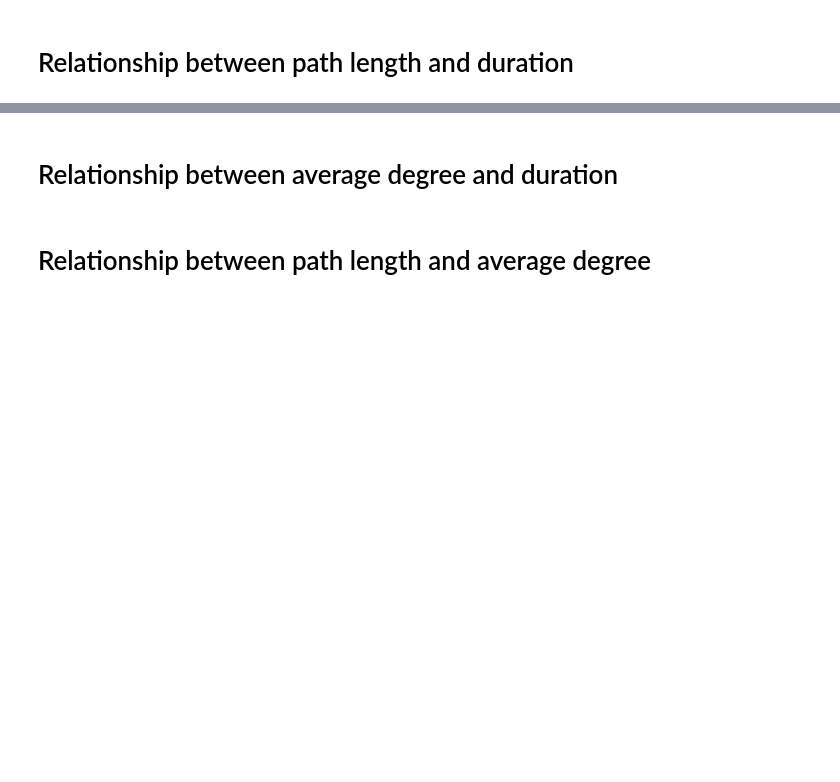
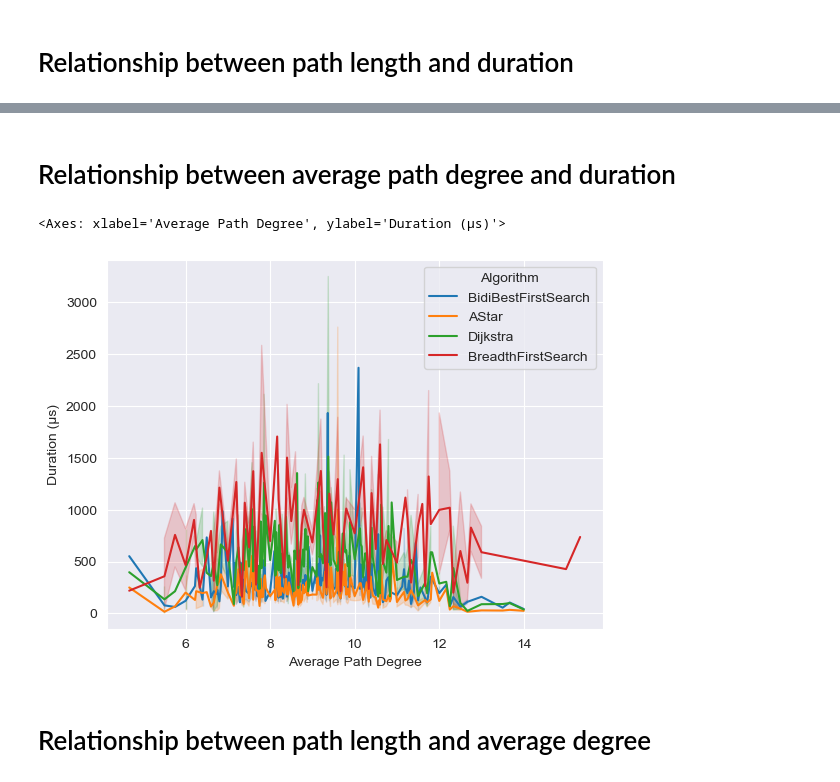
Before and after one commit to Spi3lot/pathfinding, a Jupyter notebook: Pathfinding/modifiable-benchmark.ipynb, the cells around one changed output, grey strips where cells are left out. Drawn from its saved outputs; the diff is of its cells as text; code cells hidden in the pictures; blank space fills up the shorter version.

```diff
--- a/Pathfinding/modifiable-benchmark.ipynb
+++ b/Pathfinding/modifiable-benchmark.ipynb
@@ -67,7 +70,10 @@ sns.lineplot(benchmark_path, x='Path Length', y='Duration (µs)', hue='Algorithm
 # %% [markdown]
-# Relationship between average degree and duration
+# Relationship between average path degree and duration
 # %%
-sns.lineplot(benchmark_path, x='Average Degree', y='Duration (µs)', hue='Algorithm')
+sns.lineplot(benchmark_path[benchmark_path['Duration (µs)'] < 10000], x='Average Path Degree', y='Duration (µs)', hue='Algorithm')
+# %% [output]
+<Axes: xlabel='Average Path Degree', ylabel='Duration (µs)'>
+[figure, added]
 # %% [markdown]
 # Relationship between path length and average degree
 # %%
```
Also changed, not shown: parts of 9 cells of this notebook, 6 other files.
